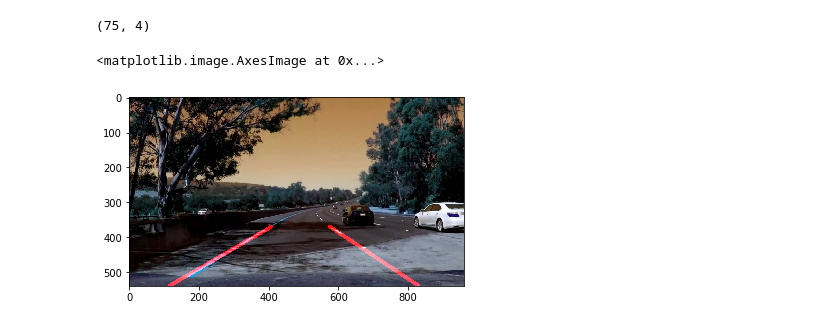
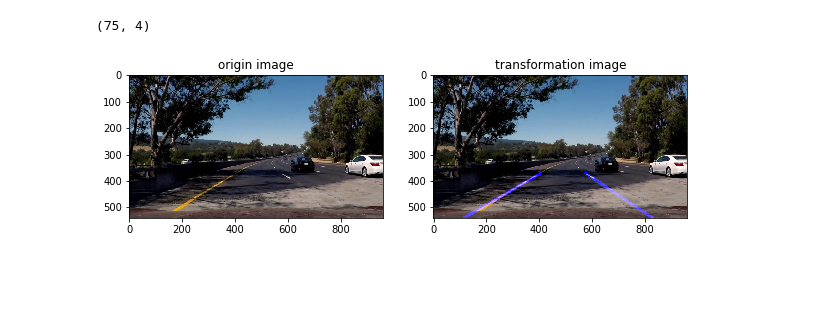
Before and after one commit to del-luna/self-driving, a Jupyter notebook: tutorial/lane_detect3.ipynb, the cells around one changed output. Saved outputs shown, nothing was run; the diff lists cells and outputs as text; code cells hidden in the pictures; blank space fills up the shorter version.

```diff
--- a/tutorial/lane_detect3.ipynb
+++ b/tutorial/lane_detect3.ipynb
@@ -113,8 +113,7 @@ right_fit_line = get_fitline(image,R_lines)
 draw_fit_line(temp, left_fit_line)
 draw_fit_line(temp, right_fit_line)
 result = weighted_img(temp, image)
-# %%
-plt.imshow(result)
-# %% [output]
-<matplotlib.image.AxesImage at 0x...>
-[figure, removed]
+# %%
+img_show(image, result)
+# %% [output]
+[figure, added]
```
Also changed, not shown: 1 other file.
